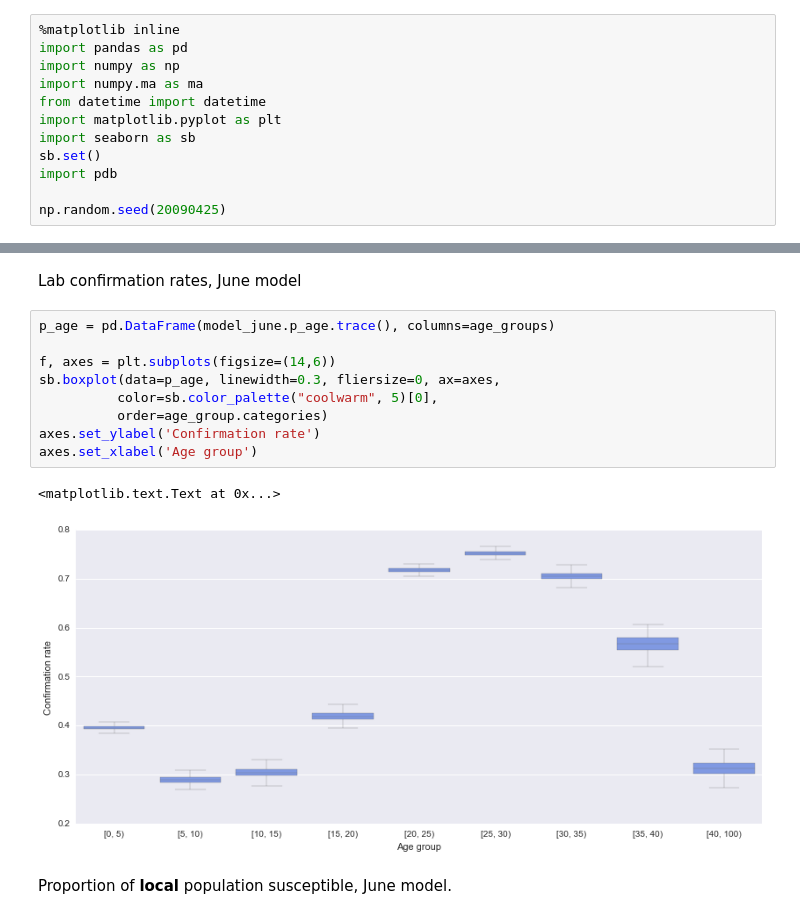
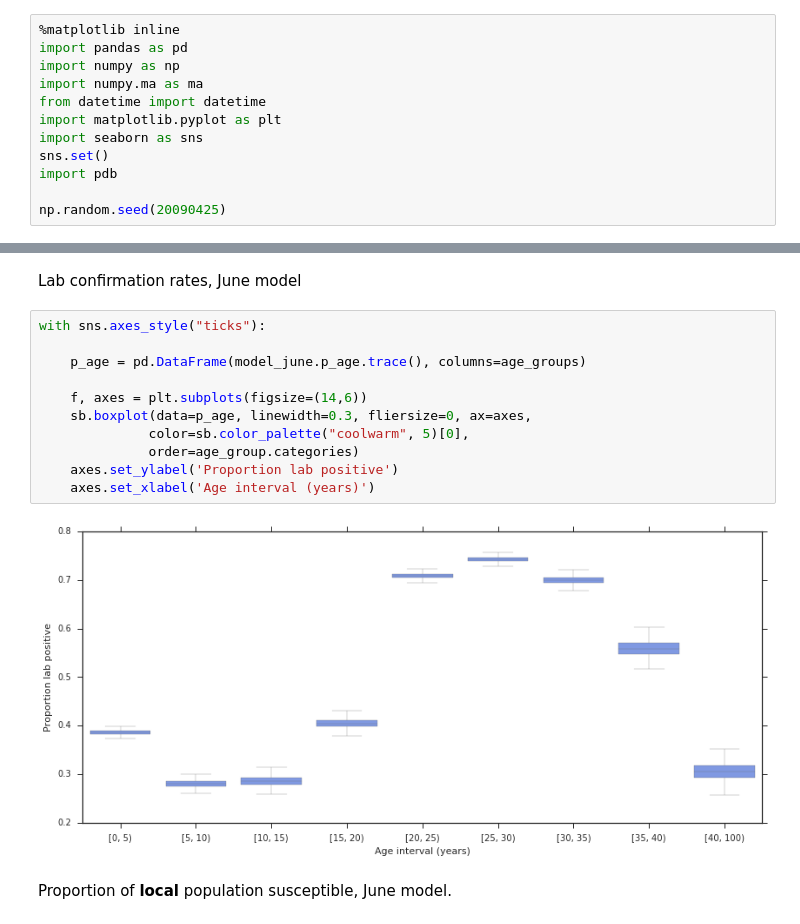
Before and after one commit to fonnesbeck/SaoPauloMeasles, a Jupyter notebook: Non-Spatial Measles Model.ipynb, the cells around one changed output, grey strips where cells are left out. Cells and saved outputs as stored; diff of their text form.

```diff
--- a/Non-Spatial Measles Model.ipynb
+++ b/Non-Spatial Measles Model.ipynb
@@ -7,8 +7,8 @@ import numpy as np
 import numpy.ma as ma
 from datetime import datetime
 import matplotlib.pyplot as plt
-import seaborn as sb
-sb.set()
+import seaborn as sns
+sns.set()
 import pdb
 
 np.random.seed(20090425)
@@ -624,17 +646,18 @@ Plotting R0
 # %% [markdown]
 Lab confirmation rates, June model
 # %%
-p_age = pd.DataFrame(model_june.p_age.trace(), columns=age_groups)
+with sns.axes_style("ticks"):
 
-f, axes = plt.subplots(figsize=(14,6))
-sb.boxplot(data=p_age, linewidth=0.3, fliersize=0, ax=axes,
-          color=sb.color_palette("coolwarm", 5)[0],
-          order=age_group.categories)
-axes.set_ylabel('Confirmation rate')
-axes.set_xlabel('Age group')
+    p_age = pd.DataFrame(model_june.p_age.trace(), columns=age_groups)
+
+    f, axes = plt.subplots(figsize=(14,6))
+    sb.boxplot(data=p_age, linewidth=0.3, fliersize=0, ax=axes,
+              color=sb.color_palette("coolwarm", 5)[0],
+              order=age_group.categories)
+    axes.set_ylabel('Proportion lab positive')
+    axes.set_xlabel('Age interval (years)')
 # %% [output]
-<matplotlib.text.Text at 0x...>
-[figure, old version]
+[figure, new version]
 # %% [markdown]
 Proportion of **local** population susceptible, June model.
 # %%
```
Also changed, not shown: parts of 43 cells of this notebook, 2 other files.
